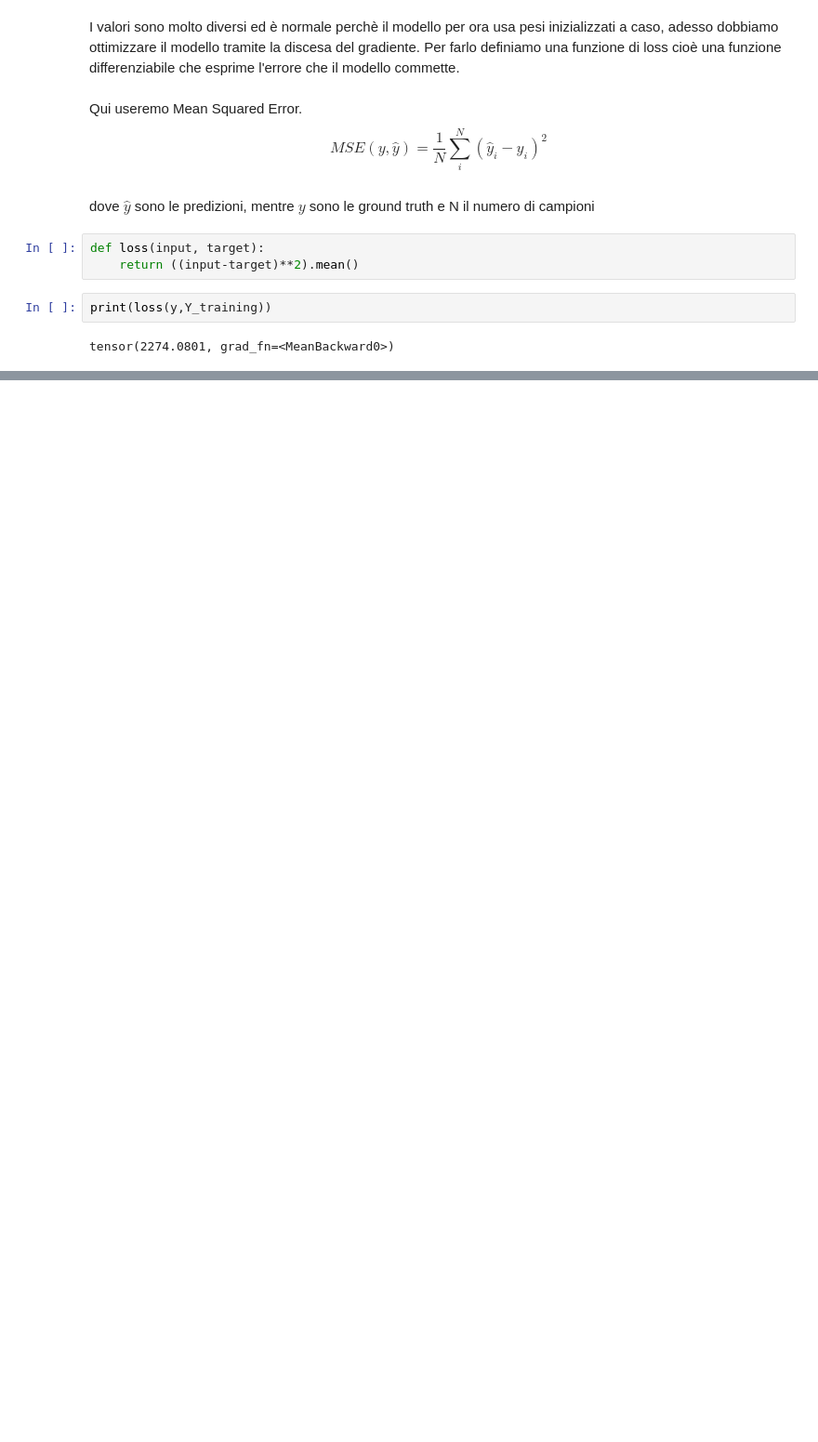
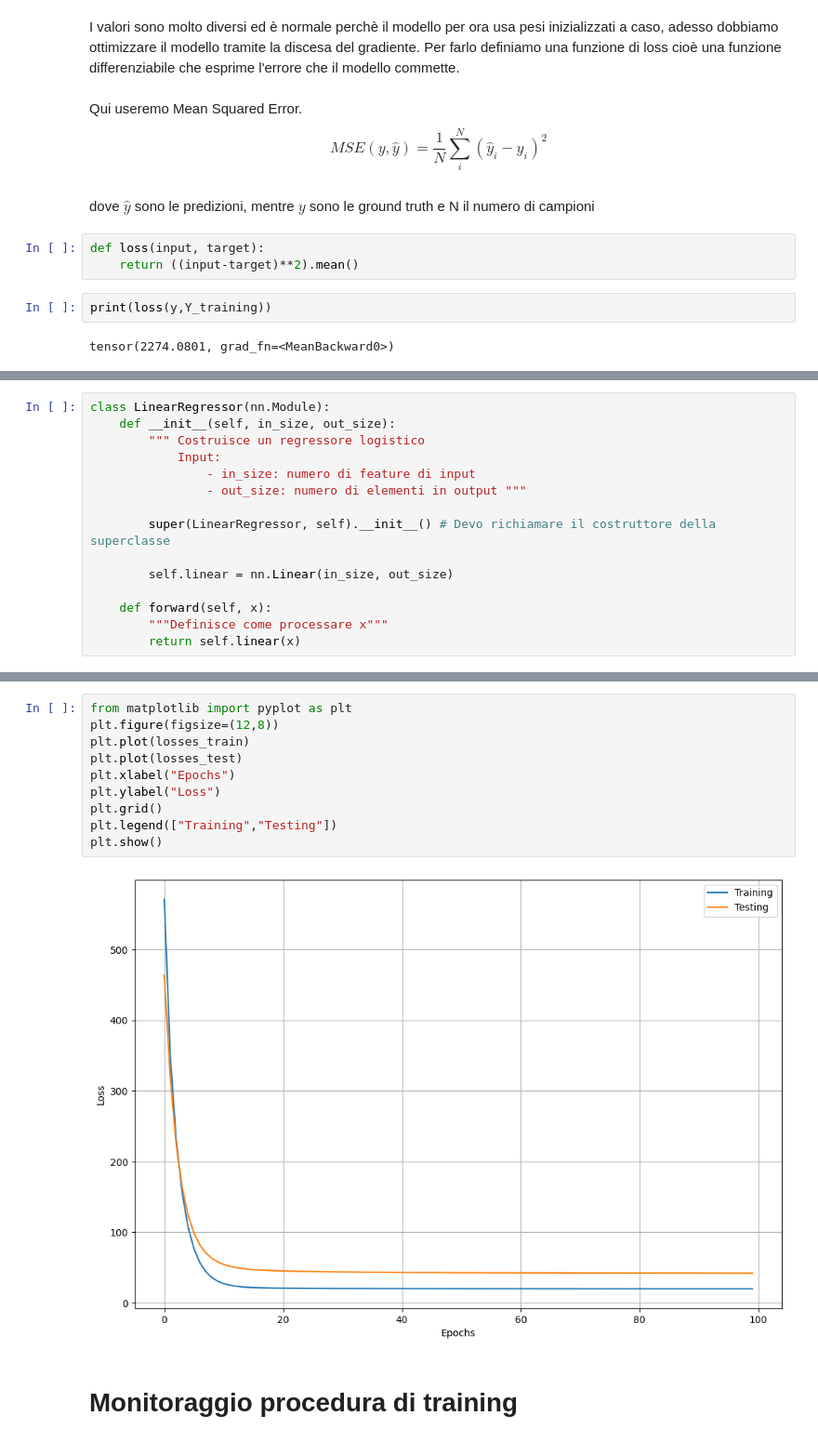
Before and after one commit to SimoneBrancato/Magistrale-Informatica, a Jupyter notebook: Simone/MachineLearning/Lab/Codici/1 - Regressione Lineare.ipynb, the cells around one changed output, grey strips where cells are left out. Shown: that part at 93% size. Saved outputs shown, nothing was run; the diff lists cells and outputs as text; blank space fills up the shorter version.

```diff
--- a/Simone/MachineLearning/Lab/Codici/1 - Regressione Lineare.ipynb
+++ b/Simone/MachineLearning/Lab/Codici/1 - Regressione Lineare.ipynb
@@ -163,0 +463,15 @@ tensor(2274.0801, grad_fn=<MeanBackward0>)
+# %%
+class LinearRegressor(nn.Module):
+    def __init__(self, in_size, out_size):
+        """ Costruisce un regressore logistico
+            Input:
+                - in_size: numero di feature di input
+                - out_size: numero di elementi in output """
+
+        super(LinearRegressor, self).__init__() # Devo richiamare il costruttore della superclasse
+
+        self.linear = nn.Linear(in_size, out_size)
+
+    def forward(self, x):
+        """Definisce come processare x"""
+        return self.linear(x)
@@ -163,0 +537,14 @@ tensor(2274.0801, grad_fn=<MeanBackward0>)
+# %%
+from matplotlib import pyplot as plt
+plt.figure(figsize=(12,8))
+plt.plot(losses_train)
+plt.plot(losses_test)
+plt.xlabel("Epochs")
+plt.ylabel("Loss")
+plt.grid()
+plt.legend(["Training","Testing"])
+plt.show()
+# %% [output]
+[figure, added]
+# %% [markdown]
+# Monitoraggio procedura di training
```
Also changed, not shown: parts of 49 cells of this notebook, 10 other files.
